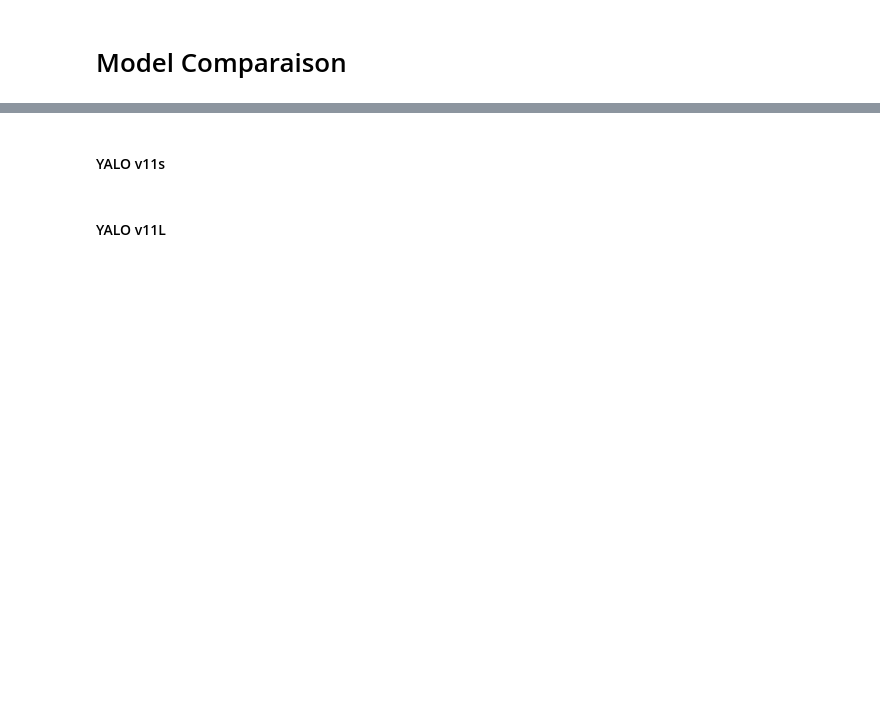
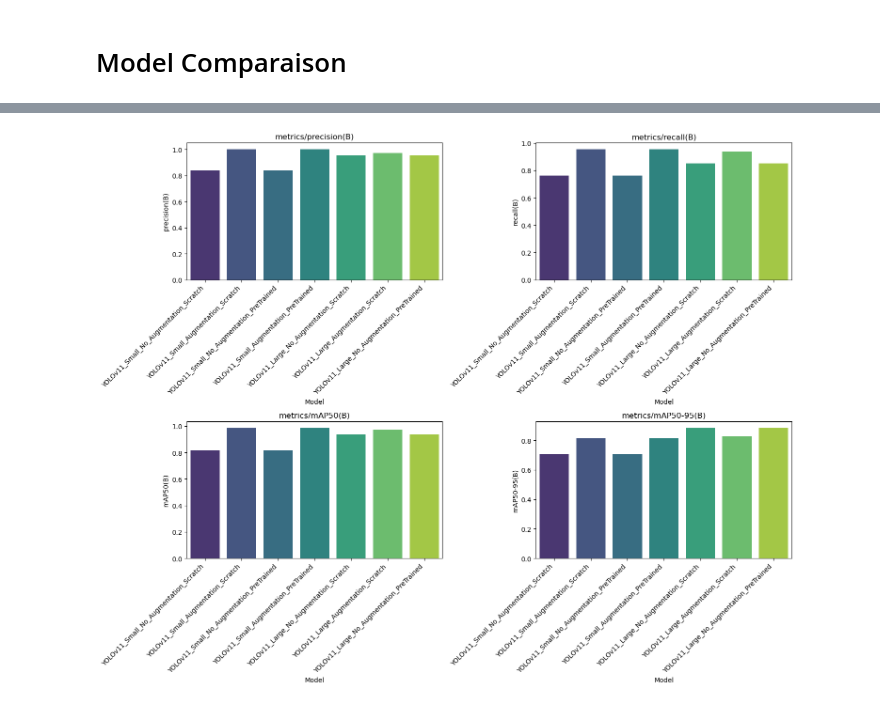
Before and after one commit to izellale/probe_detection, a Jupyter notebook: notebooks/training_yolo.ipynb, the cells around one changed output, grey strips where cells are left out. Drawn from its saved outputs; the diff is of its cells as text; code cells hidden in the pictures; blank space fills up the shorter version.

Commit message:
training and validation notebook

```diff
--- a/notebooks/training_yolo.ipynb
+++ b/notebooks/training_yolo.ipynb
@@ -471,2 +266,0 @@ def visualiaze_prediction(model):
-# %% [markdown]
-#### YALO v11s
@@ -475,2 +266,0 @@ visualiaze_prediction(model=model_v11s)
-# %% [markdown]
-#### YALO v11L
@@ -478,0 +267,33 @@ visualiaze_prediction(model=model_v11l)
+# %%
+def parse_model_name(model_name):
+    parts = model_name.split('_')
+    size = parts[1]
+    augmentation = 'Aug' if 'Augmentation' in parts and 'No' not in parts else 'NoAug'
+    training = parts[-1]
+    return size, augmentation, training
+
+results_df[['Size', 'Augmentation', 'Training']] = results_df['Model'].apply(
+    lambda x: pd.Series(parse_model_name(x))
+)
+# %%
+performance_metrics = ['metrics/precision(B)', 'metrics/recall(B)', 'metrics/mAP50(B)', 'metrics/mAP50-95(B)']
+
+fig, axs = plt.subplots(2, 2, figsize=(15, 12))
+
+for ax, metric in zip(axs.flatten(), performance_metrics):
+    sns.barplot(
+        x='Model',
+        y=metric,
+        data=results_df,
+        ax=ax,
+        palette='viridis'
+    )
+    ax.set_title(metric)
+    ax.set_xlabel('Model')
+    ax.set_ylabel(metric.split('/')[1])
+    ax.set_xticklabels(results_df['Model'], rotation=45, ha='right')
+
+plt.tight_layout()
+plt.show()
+# %% [output]
+[figure, added]
```
Also changed, not shown: parts of 48 cells of this notebook.
